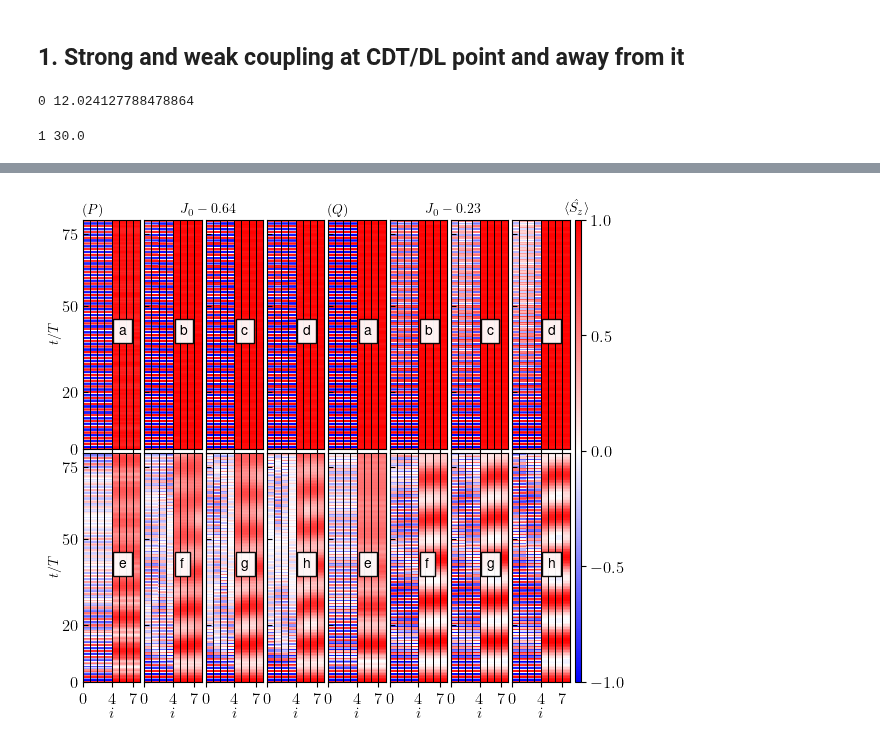
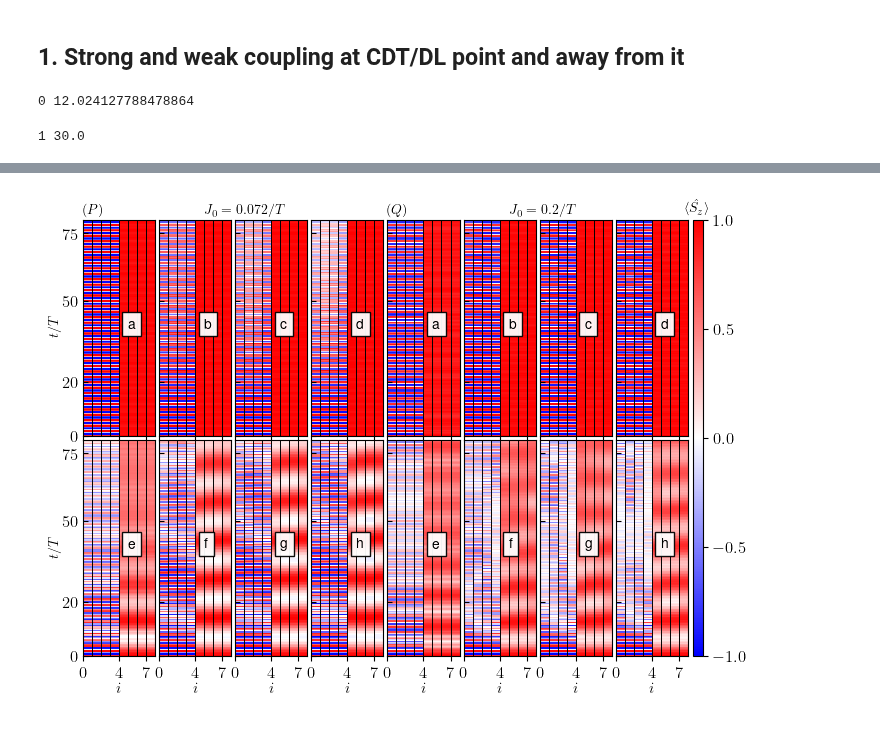
Before and after one commit to rahmahi/Chimera_Time_Crystal, a Jupyter notebook: codes/new_algo/chimera_codes_new_algo.ipynb, the cells around one changed output, grey strips where cells are left out. Drawn from its saved outputs; the diff is of its cells as text; code cells hidden in the pictures.

```diff
--- a/codes/new_algo/chimera_codes_new_algo.ipynb
+++ b/codes/new_algo/chimera_codes_new_algo.ipynb
@@ -263,7 +263,7 @@ plt.rcParams.update({"figure.figsize": (8,6),"text.usetex": True,"font.family":
 fig = plt.figure()
 grid = ImageGrid(fig, 111,nrows_ncols = (2,8),axes_pad = 0.04,
                  cbar_location = "right",
-                 cbar_mode="single",cbar_size="6%", cbar_pad=0.05
+                 cbar_mode="single",cbar_size="7%", cbar_pad=0.05
                 )
 plt.subplots_adjust(hspace=0.2, wspace=0.2)
 
@@ -288,7 +288,7 @@ Jlbl = [r'$J_0 = 0.072/T$',r'$J_0=0.2/T$']
 betas = [0, 1.5, 2.5, float('inf')]
 labels = [['a','b', 'c', 'd', 'a','b', 'c', 'd'],['e','f','g','h','e','f','g','h']]
 
-nprocs = 8
+nprocs = 3
 p = Pool(processes = nprocs)
 opts = Options(nsteps=1e5, num_cpus=1, openmp_threads=1)
 
@@ -333,7 +333,7 @@ for hh, h in enumerate(hs):
                'lambd_x':lambd_x, 'Jvalue':Jvalues[1],'beta':beta,\
                'g':g,'ea':ea,'eb':eb, 'times':times} for beta in betas]
 
-    params = params2 + params1   # strong + weak :coupling
+    params = params1 + params2   # strong + weak :coupling
 
     data = p.map(run_dynm,tqdm(params))
 
@@ -345,7 +345,7 @@ for hh, h in enumerate(hs):
         Jvalue = data[i][2]
 
         xx = int(xx)
-        imc = grid[xx].imshow(datap.T, aspect=0.4,interpolation="nearest",\
+        imc = grid[xx].imshow(datap.T, aspect=0.3,interpolation="nearest",\
                         cmap='bwr', origin='lower',extent = [0 , N, times[0]/T , times[-1]/T],\
                         vmax=1, vmin=-1)
         grid[xx].text(5, 40, labels[hh][i], fontsize=10, bbox=dict(facecolor='white', alpha=0.95))
@@ -361,8 +361,8 @@ for hh, h in enumerate(hs):
 
 grid[0].text(0, 82, fr"$(P)$", fontsize=10)
 grid[4].text(0, 82, fr"$(Q)$", fontsize=10)
-grid[1].text(5, 82, fr"$ J_0 -{Jvalues[1]:2.2f}$", fontsize=10)
-grid[5].text(5, 82, fr"$  J_0 -{Jvalues[0]:2.2f}$", fontsize=10)
+grid[1].text(5, 82, Jlbl[0], fontsize=10)
+grid[5].text(5, 82, Jlbl[1], fontsize=10)
 
 cbticks = np.linspace(-1,1,5)
 clb = plt.colorbar(imc, cax=grid.cbar_axes[0], ticks= cbticks, aspect=30)
@@ -370,7 +370,7 @@ clb.ax.set_title(label=r"$\langle\hat{S_z}\rangle$", fontsize = 10)
 figname = "sz_t_strongJ_N_" + str(N) +'_ea_' + str(ea) + '_eb_' + str(eb) +'.svg'
 figname1 = "sz_t_strongJ_N_" + str(N) +'_ea_' + str(ea) + '_eb_' + str(eb) +'.pdf'
 plt.savefig(figname, bbox_inches='tight', pad_inches=0.0, dpi=300)
-plt.savefig(figname1, bbox_inches='tight', pad_inches=0.0)
+#plt.savefig(figname1, bbox_inches='tight', pad_inches=0.0)
 # %% [output]
 0 12.024127788478864
 1 30.0
@@ -379 +379 @@ Wall time: 23.7 s
-[figure, old version]
+[figure, new version]
```
Also changed, not shown: parts of 8 cells of this notebook, 8 other files.
